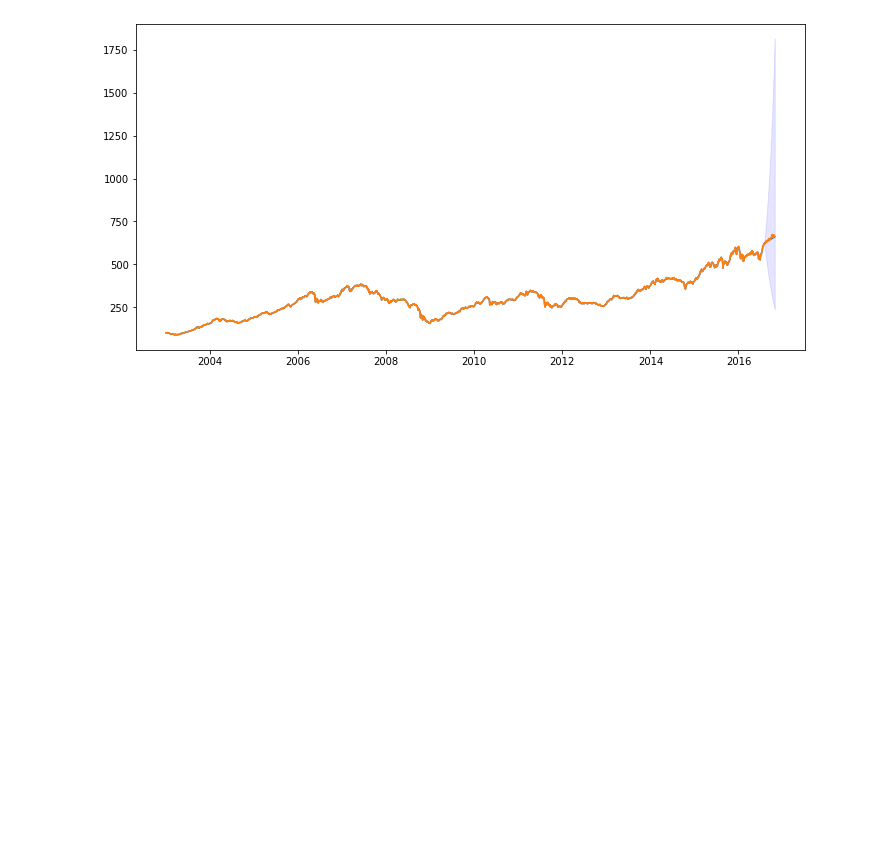
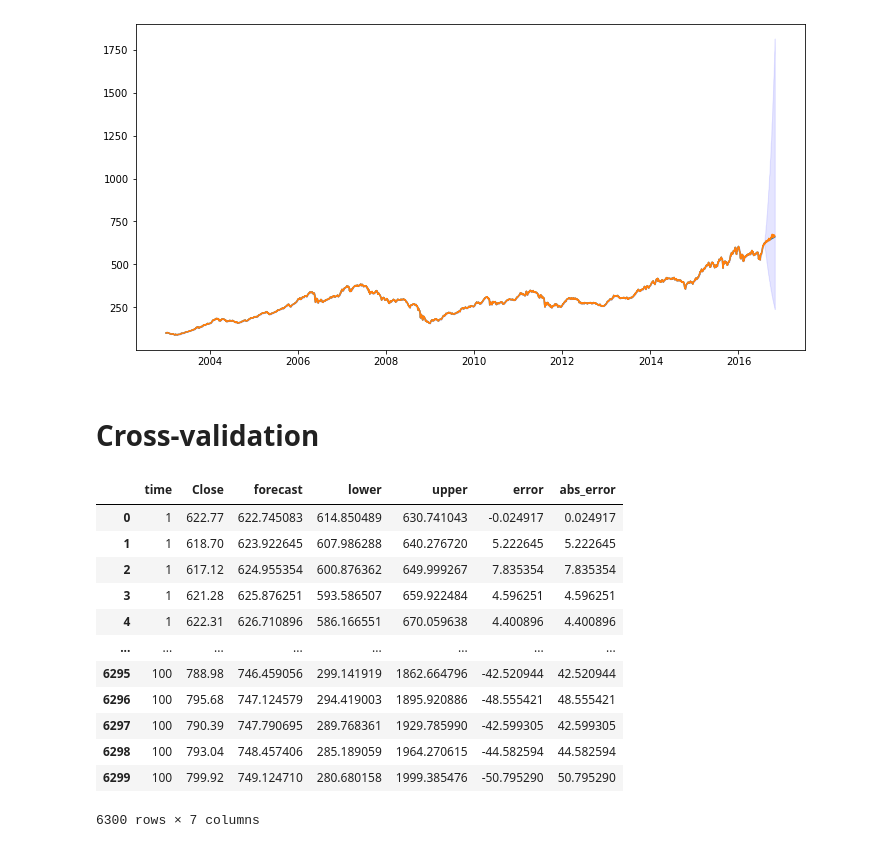
Before and after one commit to ulrikson/statistics-thesis, a Jupyter notebook: arch_evaluate.ipynb, the cells around one changed output. Drawn from its saved outputs; the diff is of its cells as text; code cells hidden in the pictures; blank space fills up the shorter version.

```diff
--- a/arch_evaluate.ipynb
+++ b/arch_evaluate.ipynb
@@ -132,0 +135,23 @@ plot_df.index[-63:]
+# %% [markdown]
+# Cross-validation
+# %%
+r_cross_df = pd.read_csv('data/r_cross_val.csv')
+
+r_cross_df['error'] = r_cross_df['forecast'] - r_cross_df['Close']
+r_cross_df['abs_error'] = np.abs(r_cross_df['forecast'] - r_cross_df['Close'])
+
+r_cross_df
+# %% [output]
+|  | time | Close | forecast | lower | upper | error | abs_error |
+| 0 | 1 | 622.77 | 622.745083 | 614.850489 | 630.741043 | -0.024917 | 0.024917 |
+| 1 | 1 | 618.70 | 623.922645 | 607.986288 | 640.276720 | 5.222645 | 5.222645 |
+| 2 | 1 | 617.12 | 624.955354 | 600.876362 | 649.999267 | 7.835354 | 7.835354 |
+| 3 | 1 | 621.28 | 625.876251 | 593.586507 | 659.922484 | 4.596251 | 4.596251 |
+| 4 | 1 | 622.31 | 626.710896 | 586.166551 | 670.059638 | 4.400896 | 4.400896 |
+| ... | ... | ... | ... | ... | ... | ... | ... |
+| 6295 | 100 | 788.98 | 746.459056 | 299.141919 | 1862.664796 | -42.520944 | 42.520944 |
+| 6296 | 100 | 795.68 | 747.124579 | 294.419003 | 1895.920886 | -48.555421 | 48.555421 |
+| 6297 | 100 | 790.39 | 747.790695 | 289.768361 | 1929.785990 | -42.599305 | 42.599305 |
+| 6298 | 100 | 793.04 | 748.457406 | 285.189059 | 1964.270615 | -44.582594 | 44.582594 |
+| 6299 | 100 | 799.92 | 749.124710 | 280.680158 | 1999.385476 | -50.795290 | 50.795290 |
+6300 rows × 7 columns
```
Also changed, not shown: parts of 5 cells of this notebook, 4 other files.
